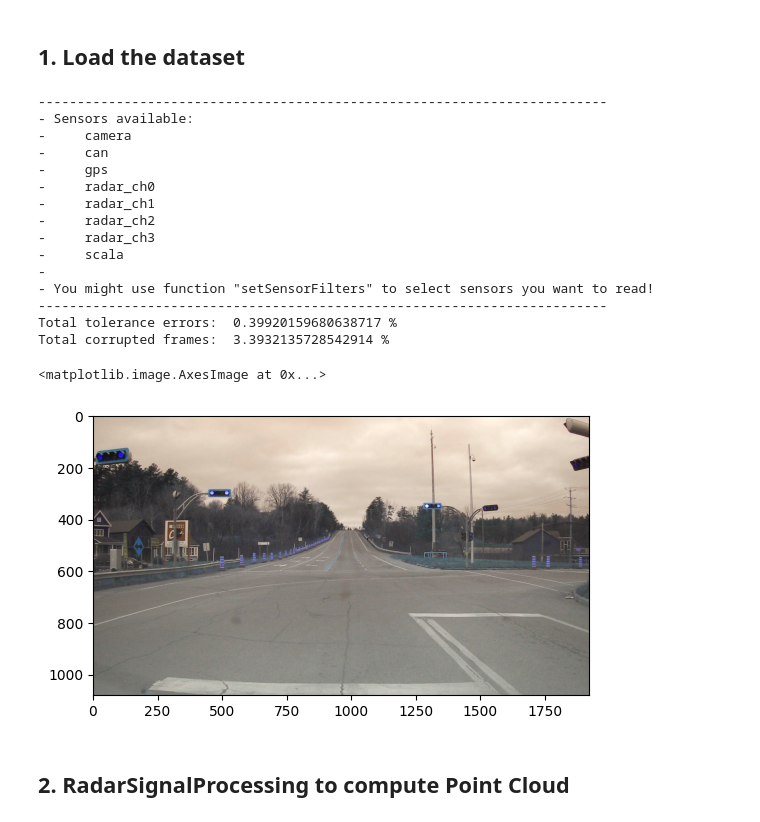
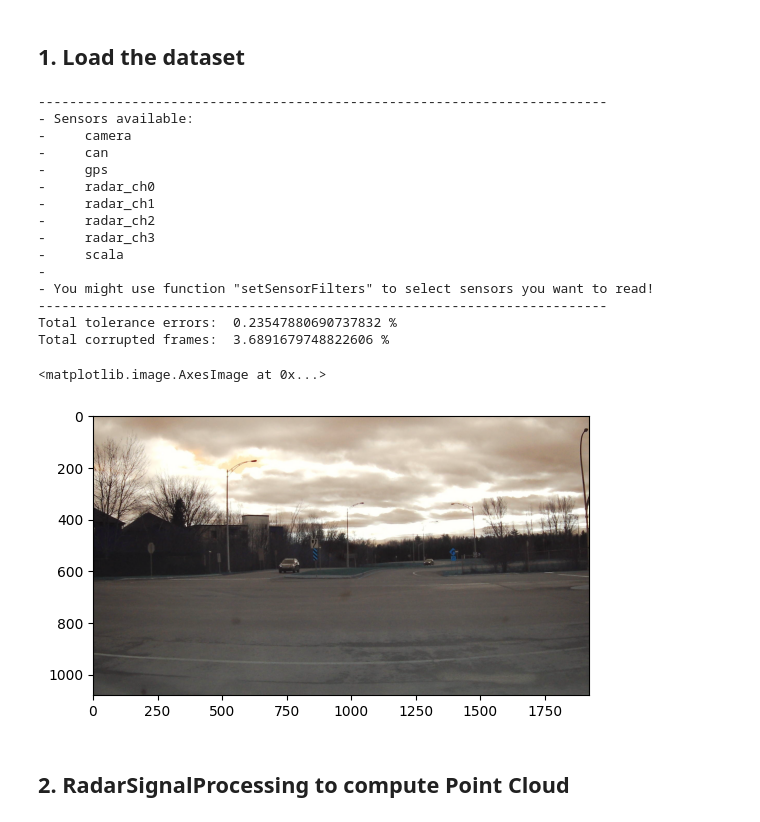
Before and after one commit to PhobosX15/RADIal, a Jupyter notebook: SignalProcessing/radar processing.ipynb, the cells around one changed output. Saved outputs shown, nothing was run; the diff lists cells and outputs as text; code cells hidden in the pictures.

```diff
--- a/SignalProcessing/radar processing.ipynb
+++ b/SignalProcessing/radar processing.ipynb
@@ -13,7 +13,7 @@ from DBReader.DBReader import SyncReader
 ## 1. Load the dataset
 # %%
 sys.path.append('D:\DSAI-22-24\KTH-Year2\Thesis\RADIal')
-root_folder ='C:\\Users\\nxg05733\\RADIAL-data\\RECORD@2020-11-21_11.58.53\\RECORD@2020-11-21_11.58.53'
+root_folder ="E:\\RADIal\\RECORD@2020-11-21_11.54.31"
 #db = SyncReader(root_folder,tolerance=40000,offset_radar = -180000,offset_scala = -40000)
 db = SyncReader(root_folder,tolerance=40000,)
 # %% [output]
@@ -30,14 +30,14 @@ db = SyncReader(root_folder,tolerance=40000,)
 -
 - You might use function "setSensorFilters" to select sensors you want to read!
 -------------------------------------------------------------------------
-Total tolerance errors:  0.39920159680638717 %
-Total corrupted frames:  3.3932135728542914 %
+Total tolerance errors:  0.23547880690737832 %
+Total corrupted frames:  3.6891679748822606 %
 # %%
-sample = db.GetSensorData(482)
+sample = db.GetSensorData(60)
 plt.imshow(sample['camera']['data'])
 # %% [output]
 <matplotlib.image.AxesImage at 0x...>
-[figure, old version]
+[figure, new version]
 # %% [markdown]
 ## 2. RadarSignalProcessing to compute Point Cloud
 # %%
```
Also changed, not shown: parts of 7 cells of this notebook, 3 other files.
